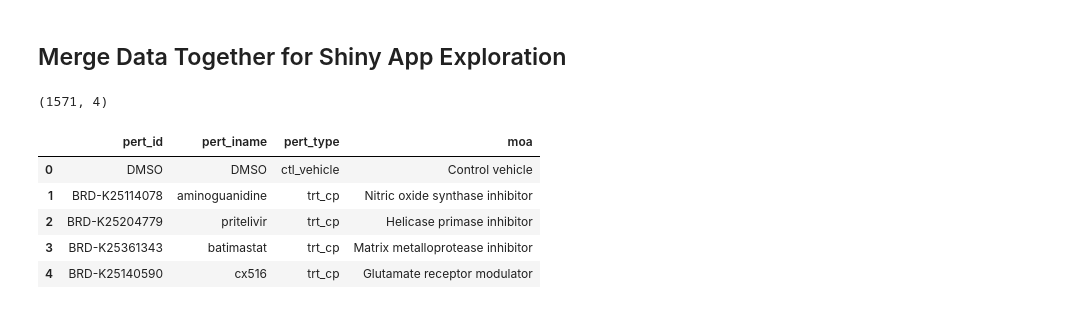
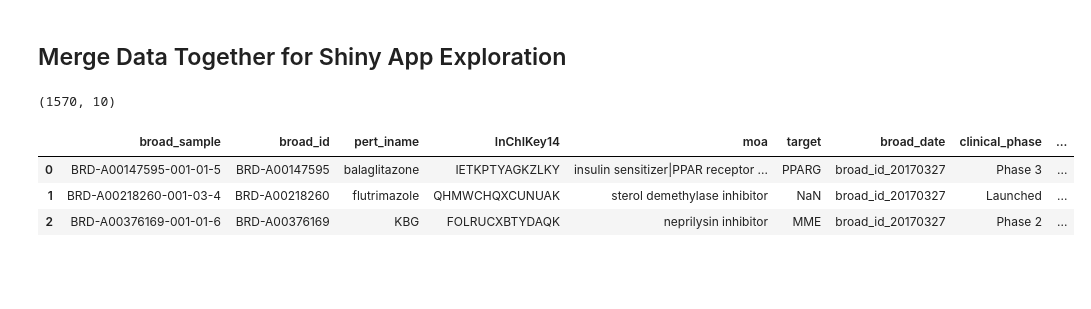
Before and after one commit to broadinstitute/cell-health, a Jupyter notebook: 4.apply/0.apply-models-repurposing.ipynb, the cells around one changed output. Cells and saved outputs as stored; diff of their text form; code cells hidden in the pictures; blank space fills up the shorter version.

```diff
--- a/4.apply/0.apply-models-repurposing.ipynb
+++ b/4.apply/0.apply-models-repurposing.ipynb
@@ -376,20 +268,20 @@ File "../../../../../../miniconda3/envs/cell-health/lib/python3.7/site-packages/
 # %% [markdown]
 ## Merge Data Together for Shiny App Exploration
-# %%
-# Load perturbation information
-pert_info_file = os.path.join("data", "pert_info.txt")
-pert_info_df = pd.read_csv(pert_info_file, sep='\t')
-
-print(pert_info_df.shape)
-pert_info_df.head()
-# %% [output]
-(1571, 4)
-|  | pert_id | pert_iname | pert_type | moa |
-| 0 | DMSO | DMSO | ctl_vehicle | Control vehicle |
-| 1 | BRD-K25114078 | aminoguanidine | trt_cp | Nitric oxide synthase inhibitor |
-| 2 | BRD-K25204779 | pritelivir | trt_cp | Helicase primase inhibitor |
-| 3 | BRD-K25361343 | batimastat | trt_cp | Matrix metalloprotease inhibitor |
-| 4 | BRD-K25140590 | cx516 | trt_cp | Glutamate receptor modulator |
+# %%
+# Load MOA file
+moa_url = "https://raw.githubusercontent.com/broadinstitute/lincs-cell-painting/"
+moa_url = f"{moa_url}/{commit_hash}/metadata/moa/repurposing_info_external_moa_map_resolved.tsv"
+
+moa_df = pd.read_csv(moa_url, sep="\t")
+
+print(moa_df.shape)
+moa_df.head(3)
+# %% [output]
+(1570, 10)
+|  | broad_sample | broad_id | pert_iname | InChIKey14 | moa | target | broad_date | clinical_phase | ... |
+| 0 | BRD-A00147595-001-01-5 | BRD-A00147595 | balaglitazone | IETKPTYAGKZLKY | insulin sensitizer|PPAR receptor ... | PPARG | broad_id_20170327 | Phase 3 | ... |
+| 1 | BRD-A00218260-001-03-4 | BRD-A00218260 | flutrimazole | QHMWCHQXCUNUAK | sterol demethylase inhibitor | NaN | broad_id_20170327 | Launched | ... |
+| 2 | BRD-A00376169-001-01-6 | BRD-A00376169 | KBG | FOLRUCXBTYDAQK | neprilysin inhibitor | MME | broad_id_20170327 | Phase 2 | ... |
 # %%
 core_id = [
     "{}-{}".format(
```
Also changed, not shown: parts of 40 cells of this notebook, 1 other file.
